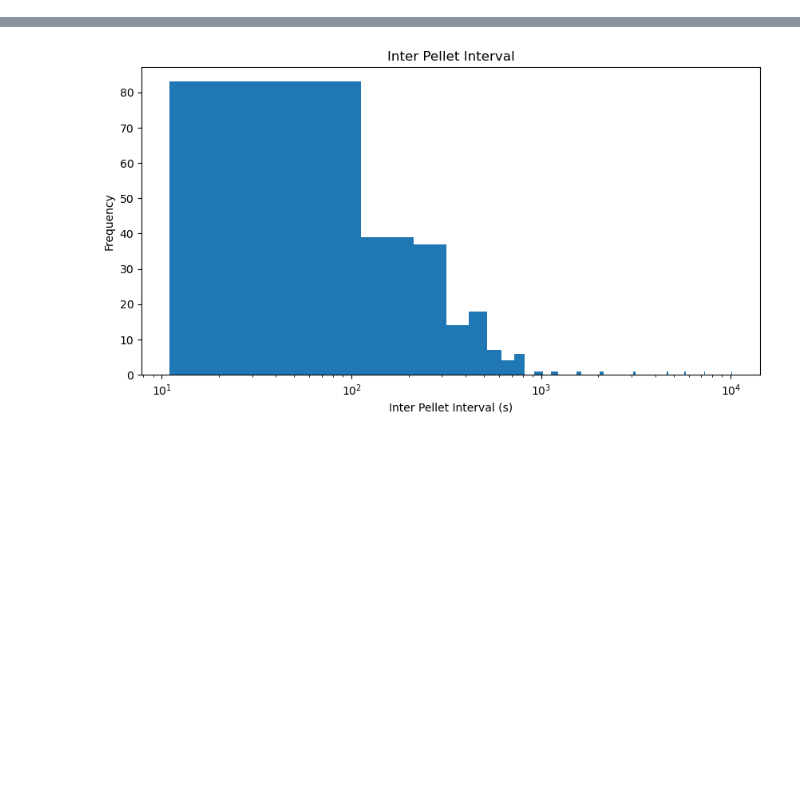
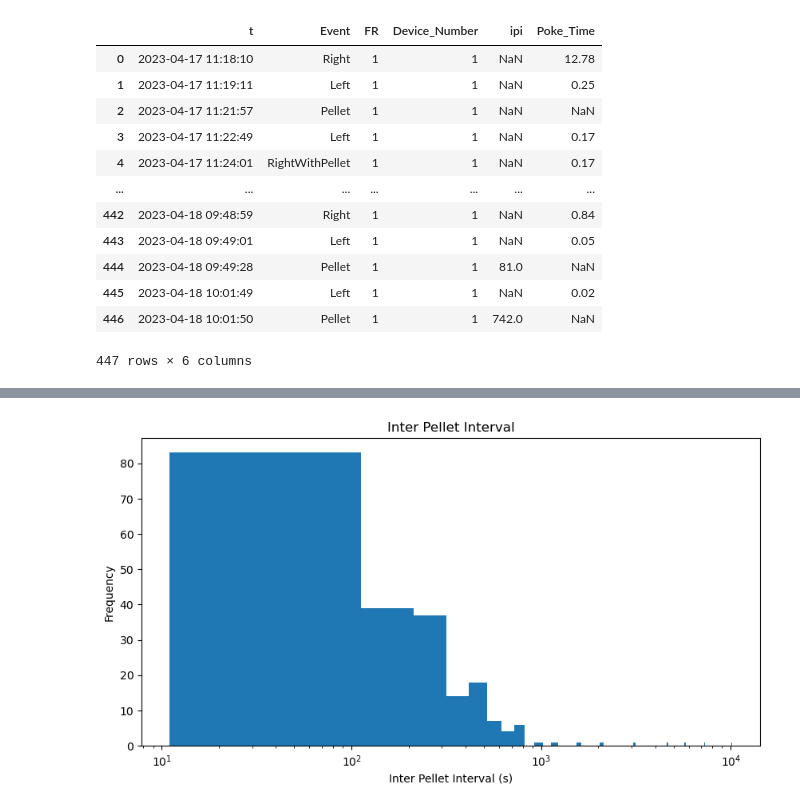
Before and after one commit to Htbibalan/FEDPROFERENCE, a Jupyter notebook: notebooks/multi_component_meals_COPILOT.ipynb, the cells around one changed output, grey strips where cells are left out. Saved outputs shown, nothing was run; the diff lists cells and outputs as text; code cells hidden in the pictures; blank space fills up the shorter version.

```diff
--- a/notebooks/multi_component_meals_COPILOT.ipynb
+++ b/notebooks/multi_component_meals_COPILOT.ipynb
@@ -15,5 +16,5 @@ rows, header = tp.metafilereader(metafile_path, sheetname="METAFILE")
 # %%
-DATA_FOLDER = "..\\data"
+DATA_FOLDER = "/workspaces/FEDPROFERENCE/data"
 
 
 def tweak_fed(df):
@@ -32,3 +33,34 @@ df1 = tweak_fed(df)
 
 df = pd.read_csv(os.path.join(DATA_FOLDER, "FED002_041723_00.CSV"))
 df2 = tweak_fed(df)
+
+
+# List to hold all the processed dataframes
+all_dataframes = []
+
+# Loop through all CSV files in the DATA_FOLDER
+for filename in os.listdir(DATA_FOLDER):
+    if filename.endswith(".CSV") or filename.endswith(".csv"):
+        filepath = os.path.join(DATA_FOLDER, filename)
+        try:
+            df = pd.read_csv(filepath)
+            modified_df = tweak_fed(df)
+            all_dataframes.append(modified_df)
+        except Exception as e:
+            print(f"Failed to process {filename}: {e}")
+
+# Optional: Concatenate all dataframes into one
+
+
+pd.set_option('display.max_rows', None)
+pd.set_option('display.max_columns', None)
+pd.set_option('display.width', None)
+pd.set_option('display.max_colwidth', None)
+
+
+
+
+
+#display all the rows and columns in the finaL_df
+
+all_dataframes
@@ -47,3 +67,19 @@ print(df2.head(3))
+# %%
+df1
+# %% [output]
+|  | t | Event | FR | Device_Number | ipi | Poke_Time |
+| 0 | 2023-04-17 11:18:10 | Right | 1 | 1 | NaN | 12.78 |
+| 1 | 2023-04-17 11:19:11 | Left | 1 | 1 | NaN | 0.25 |
+| 2 | 2023-04-17 11:21:57 | Pellet | 1 | 1 | NaN | NaN |
+| 3 | 2023-04-17 11:22:49 | Left | 1 | 1 | NaN | 0.17 |
+| 4 | 2023-04-17 11:24:01 | RightWithPellet | 1 | 1 | NaN | 0.17 |
+| ... | ... | ... | ... | ... | ... | ... |
+| 442 | 2023-04-18 09:48:59 | Right | 1 | 1 | NaN | 0.84 |
+| 443 | 2023-04-18 09:49:01 | Left | 1 | 1 | NaN | 0.05 |
+| 444 | 2023-04-18 09:49:28 | Pellet | 1 | 1 | 81.0 | NaN |
+| 445 | 2023-04-18 10:01:49 | Left | 1 | 1 | NaN | 0.02 |
+| 446 | 2023-04-18 10:01:50 | Pellet | 1 | 1 | 742.0 | NaN |
+447 rows × 6 columns
 # %%
 def clean_fed(df):
 
```
Also changed, not shown: parts of 3 cells of this notebook.
